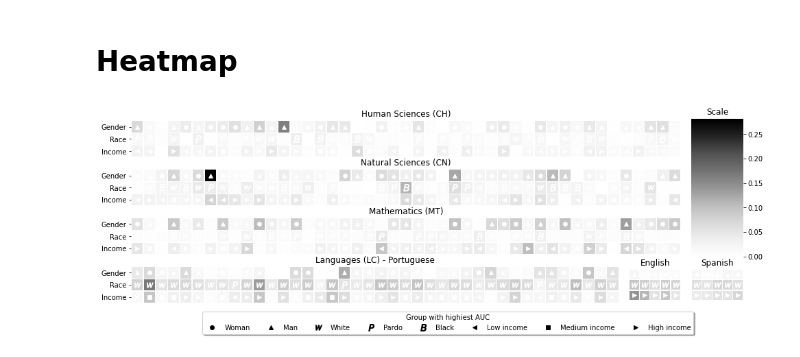
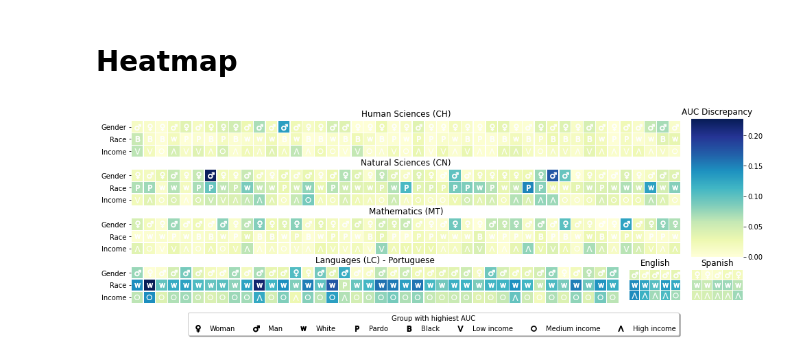
Before and after one commit to viguardieiro/ENEM_TRI, a Jupyter notebook: Notebooks/Heatmap AUC 2019.ipynb, the cells around one changed output. Drawn from its saved outputs; the diff is of its cells as text; code cells hidden in the pictures.

Commit message:
Stylistic changes on heatmap

```diff
--- a/Notebooks/Heatmap AUC 2019.ipynb
+++ b/Notebooks/Heatmap AUC 2019.ipynb
@@ -7,6 +7,8 @@ import matplotlib as mpl
 from matplotlib.markers import MarkerStyle
 import matplotlib.lines as mlines
 
+plt.rcParams.update({'mathtext.fontset': 'dejavusans'})
+
 ano = '2019'
 # %%
 feat_map = {'Gender': {'gp_feat':'TP_SEXO',
@@ -303,23 +285,26 @@ cmin = 0
 cmax = max(auc_std_ch.max().max(), auc_std_cn.max().max(), auc_std_mt.max().max(),
            auc_std_esp.max().max(), auc_std_ing.max().max(), auc_std_pt.max().max())
 # %%
-marker_w = mlines.Line2D([], [], marker='o', c='black', linewidth=0.8, label='Woman', linestyle='None')
-marker_m = mlines.Line2D([], [], marker='^', c='black', linewidth=0.8, label='Man', linestyle='None')
+marker_w = mlines.Line2D([], [], marker="$\u2640$", c='black', markersize=10, label='Woman', linestyle='None')
+marker_m = mlines.Line2D([], [], marker="$\u2642$", c='black', markersize=10, label='Man', linestyle='None')
 
 #marker_wh = mlines.Line2D([], [], marker='D', c='black', linewidth=0.8, label='White', linestyle='None')
 #marker_br = mlines.Line2D([], [], marker='D', markerfacecolor='black',
 #                          c='black', fillstyle='left', linewidth=0.8, label='Pardo', linestyle='None')
 #marker_bl = mlines.Line2D([], [], marker='D', c='black', fillstyle='none', linewidth=0.8, label='Black', linestyle='None')
 
-marker_wh = mlines.Line2D([], [], marker='$W$', c='black', label='White', linestyle='None', markersize=10)
-marker_br = mlines.Line2D([], [], marker='$P$', c='black', label='Pardo', linestyle='None', markersize=10)
-marker_bl = mlines.Line2D([], [], marker='$B$', c='black', label='Black', linestyle='None', markersize=10)
+marker_wh = mlines.Line2D([], [], marker='$\mathrm{\mathsf{W}}$', c='black', label='White', linestyle='None', markersize=8)
+marker_br = mlines.Line2D([], [], marker='$\mathrm{\mathsf{P}}$', c='black', label='Pardo', linestyle='None', markersize=8)
+marker_bl = mlines.Line2D([], [], marker='$\mathrm{\mathsf{B}}$', c='black', label='Black', linestyle='None', markersize=8)
 
-marker_li = mlines.Line2D([], [], marker='<', c='black', linewidth=0.8, label='Low income', linestyle='None')
-marker_mi = mlines.Line2D([], [], marker='s', c='black', linewidth=0.8, label='Medium income', linestyle='None')
-marker_hi = mlines.Line2D([], [], marker='>', c='black', linewidth=0.8, label='High income', linestyle='None')
+marker_li = mlines.Line2D([], [], marker=r"$\bigvee$", c='black', label='Low income', linestyle='None',
+                         markersize=8)
+marker_mi = mlines.Line2D([], [], marker="o", fillstyle='none', c='black', markeredgewidth=1.7,
+                          label='Medium income', linestyle='None', markersize=7)
+marker_hi = mlines.Line2D([], [], marker=r"$\bigwedge$", c='black', label='High income', linestyle='None',
+                          markersize=8)
 # %%
-colors = 'Greys'
+colors = 'YlGnBu'
 fig = plt.figure(figsize=(16,5))
 
 ax1 = plt.subplot2grid((4, 10), (0, 0), colspan=9)
@@ -333,34 +318,36 @@ axc = plt.subplot2grid((4, 10), (0, 9), rowspan=3)
 plot_hist(auc_std_ch, auc_fav_ch, colors=colors, cmax=cmax, ax=ax1)
 ax1.set_title("Human Sciences (CH)")
 
 plot_hist(auc_std_cn, auc_fav_cn, colors=colors, cmax=cmax, ax=ax2)
 ax2.set_title("Natural Sciences (CN)")
 
 plot_hist(auc_std_mt, auc_fav_mt, colors=colors, cmax=cmax, ax=ax3)
 ax3.set_title("Mathematics (MT)")
 
 plot_hist(auc_std_pt, auc_fav_pt, colors=colors, cmax=cmax, ax=ax4)
 ax4.set_title("Languages (LC) - Portuguese")
 
 plot_hist(auc_std_ing, auc_fav_in, colors=colors, cmax=cmax, ax=ax5, yticklabels=False)
 ax5.set_title("English")
 
 plot_hist(auc_std_esp, auc_fav_es, colors=colors, cmax=cmax, ax=ax6, yticklabels=False)
 ax6.set_title("Spanish")
 
 cmap = mpl.cm.get_cmap(colors)
 norm = mpl.colors.Normalize(vmin=cmin, vmax=cmax)
 cb1 = mpl.colorbar.ColorbarBase(axc, cmap=cmap,
                                 norm=norm)
 cb1.outline.set_visible(False)
-axc.set_title("Scale")
+axc.set_title("AUC Discrepancy")
 
-ax4.legend(loc='upper center', bbox_to_anchor=(0.65, -0.13),
+ax4.legend(loc='upper center', bbox_to_anchor=(0.62, -0.15),
           fancybox=True, shadow=True, ncol=8, handles=[marker_w, marker_m,
                    marker_wh, marker_br, marker_bl,
                    marker_li, marker_mi, marker_hi],
           title='Group with highiest AUC')
 
-plt.tight_layout()
+#plt.tight_layout()
+fig.patch.set_facecolor('white')
+plt.savefig('HeatmapAUC2019.png', format='png', dpi=1200)
 # %% [output]
-[figure, old version]
+[figure, new version]
```
Also changed, not shown: parts of 10 cells of this notebook.
